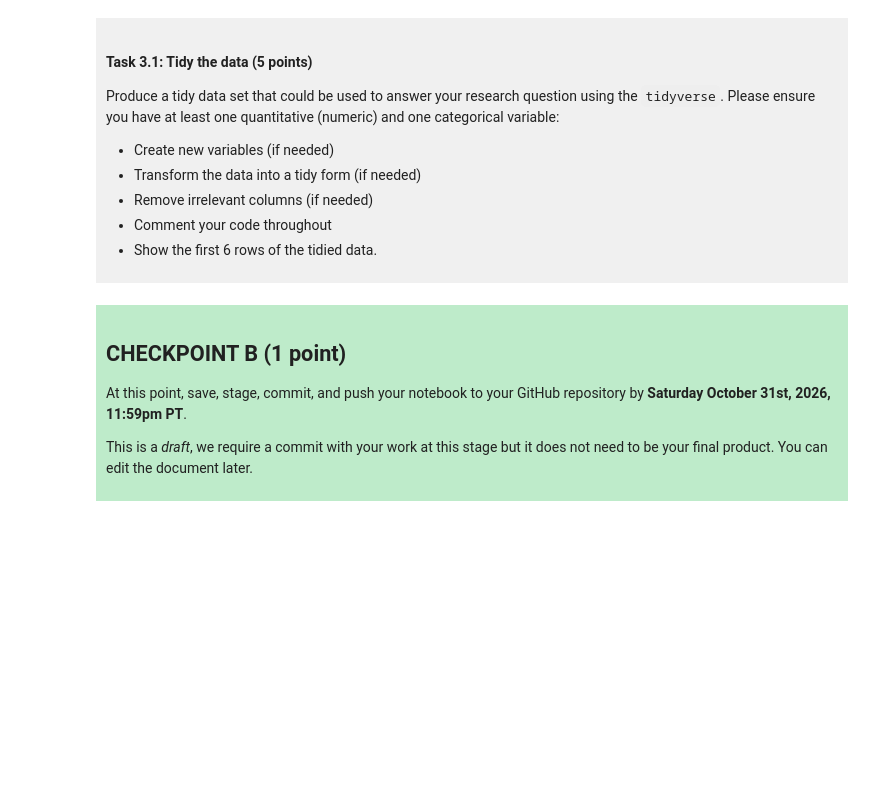
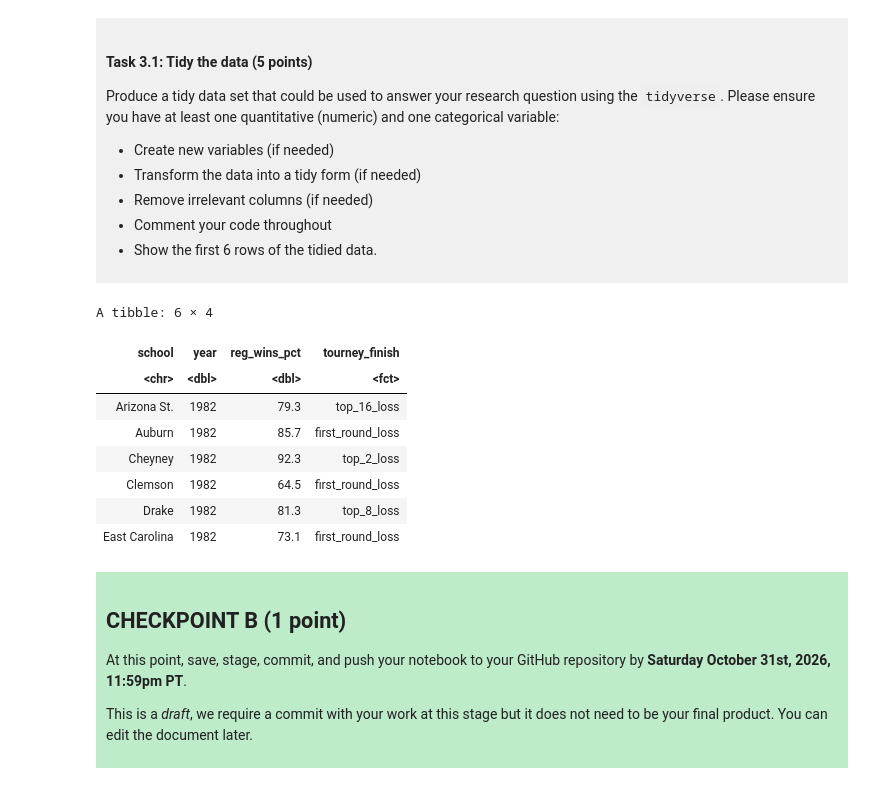
Before and after one commit to jadafrye/dsci-100-project-jada-frye, a Jupyter notebook: dsci-100-project-notebook.ipynb, the cells around one changed output. Saved outputs shown, nothing was run; the diff lists cells and outputs as text; code cells hidden in the pictures; blank space fills up the shorter version.

```diff
--- a/dsci-100-project-notebook.ipynb
+++ b/dsci-100-project-notebook.ipynb
@@ -189,7 +220,24 @@ Produce a tidy data set that could be used to answer your research question usin
 
 </div>
 # %%
-### EDIT THIS CODE CELL ###
+library(tidyverse)
+#selecting the relevant columns and getting rid of any NA values in columns
+march_tidy <- womens_march |>
+    select(school, year, reg_wins_pct, tourney_finish) |>
+    drop_na(reg_wins_pct, tourney_finish) |>
+    mutate(tourney_finish = as_factor(tourney_finish))
+#first 6 rows
+head(march_tidy, 6)
+# %% [output]
+A tibble: 6 × 4
+| school | year | reg_wins_pct | tourney_finish |
+| <chr> | <dbl> | <dbl> | <fct> |
+| Arizona St. | 1982 | 79.3 | top_16_loss |
+| Auburn | 1982 | 85.7 | first_round_loss |
+| Cheyney | 1982 | 92.3 | top_2_loss |
+| Clemson | 1982 | 64.5 | first_round_loss |
+| Drake | 1982 | 81.3 | top_8_loss |
+| East Carolina | 1982 | 73.1 | first_round_loss |
 # %% [markdown]
 <div style="background-color: #beebca; padding: 10px;">
 
```
Also changed, not shown: parts of 3 cells of this notebook.
